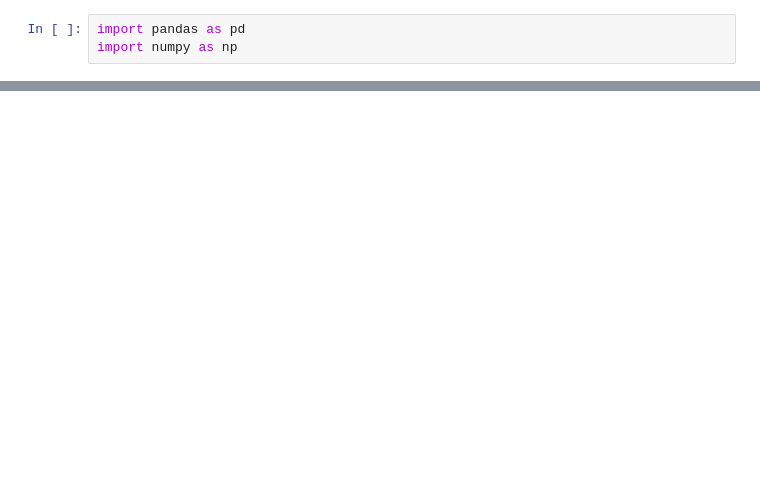
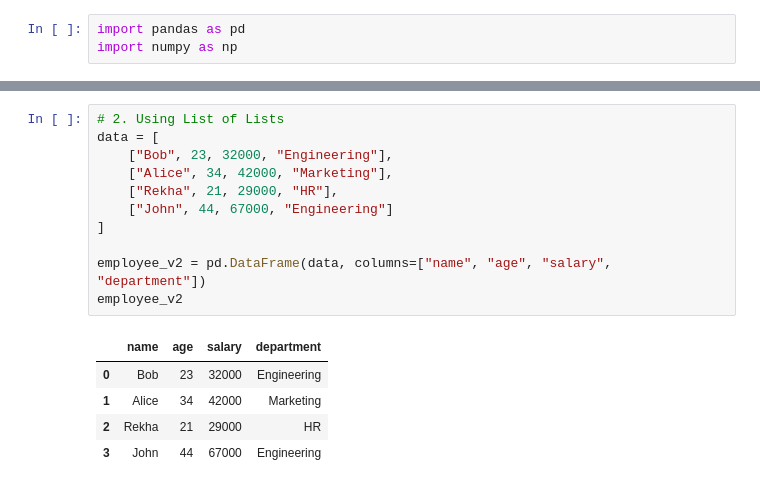
Before and after one commit to Alok-Senapati/Collab-Notebooks, a Jupyter notebook: pandas/Pandas DataFrames - Creation, Indexing & Selection.ipynb, the cells around one changed output, grey strips where cells are left out. Drawn from its saved outputs; the diff is of its cells as text; blank space fills up the shorter version.

```diff
--- a/pandas/Pandas DataFrames - Creation, Indexing & Selection.ipynb
+++ b/pandas/Pandas DataFrames - Creation, Indexing & Selection.ipynb
@@ -22,0 +231,17 @@ import numpy as np
+# %%
+# 2. Using List of Lists
+data = [
+    ["Bob", 23, 32000, "Engineering"],
+    ["Alice", 34, 42000, "Marketing"],
+    ["Rekha", 21, 29000, "HR"],
+    ["John", 44, 67000, "Engineering"]
+]
+
+employee_v2 = pd.DataFrame(data, columns=["name", "age", "salary", "department"])
+employee_v2
+# %% [output]
+|  | name | age | salary | department |
+| 0 | Bob | 23 | 32000 | Engineering |
+| 1 | Alice | 34 | 42000 | Marketing |
+| 2 | Rekha | 21 | 29000 | HR |
+| 3 | John | 44 | 67000 | Engineering |
```
Also changed, not shown: parts of 15 cells of this notebook.
